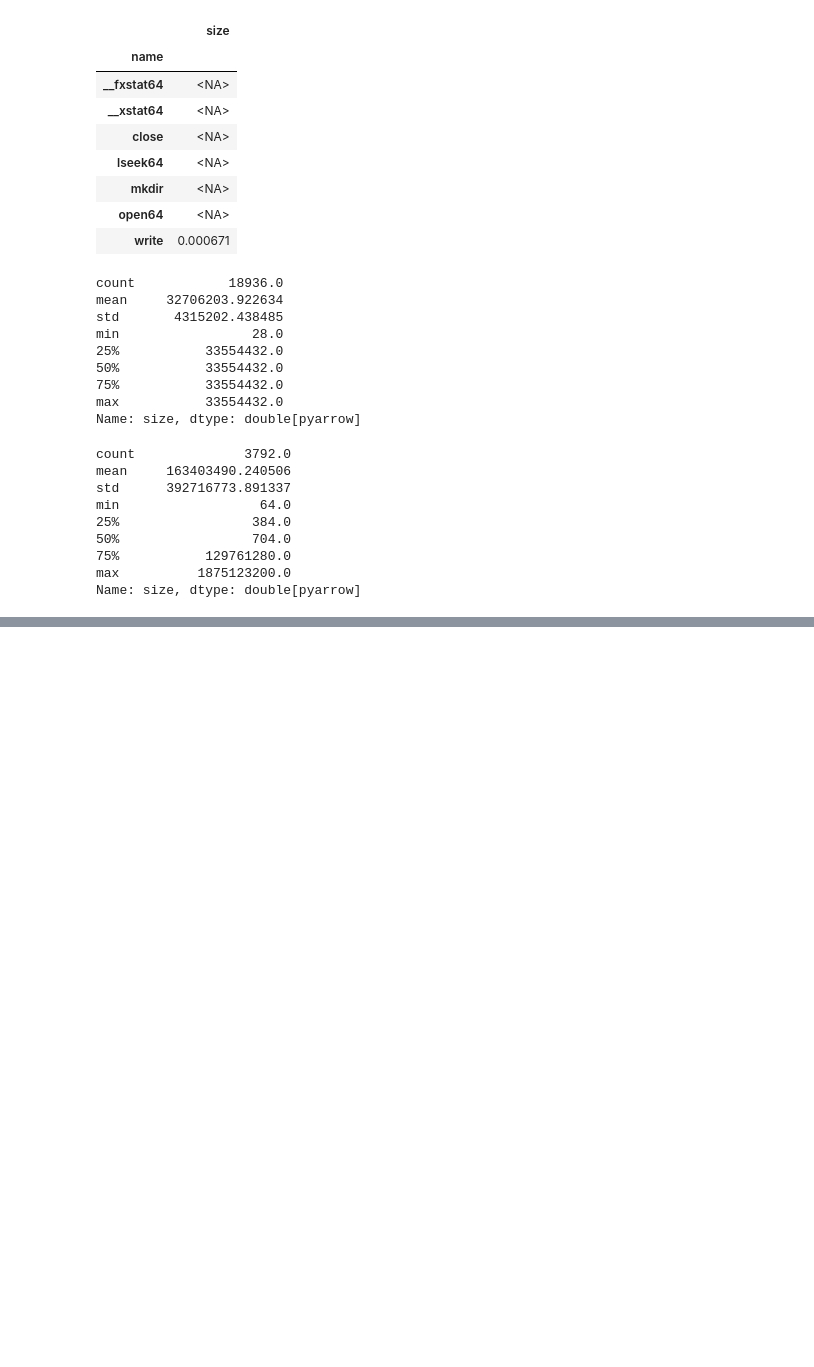
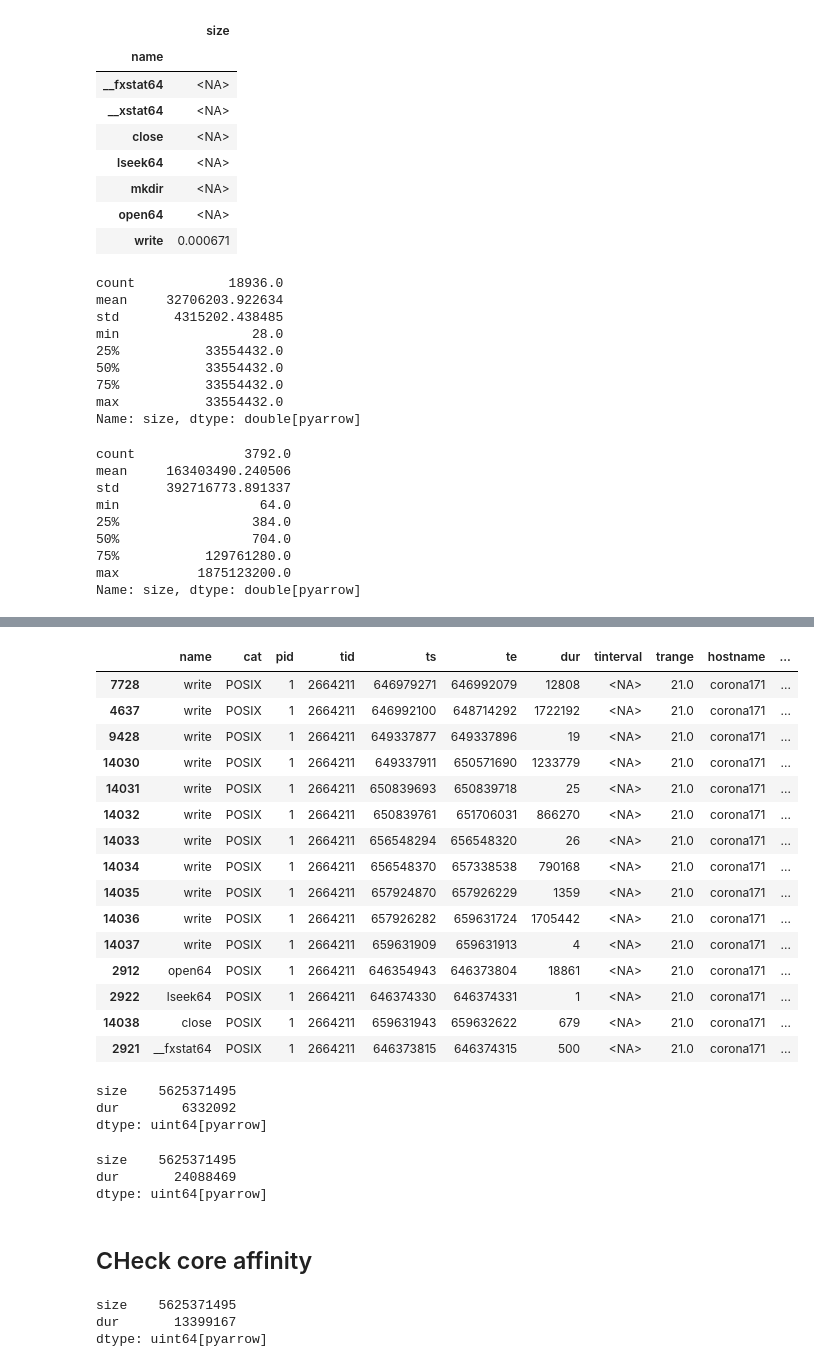
Before and after one commit to hariharan-devarajan/scr-dlio, a Jupyter notebook: examples/scr comparision.ipynb, the cells around one changed output, grey strips where cells are left out. Cells and saved outputs as stored; diff of their text form; code cells hidden in the pictures; blank space fills up the shorter version.

```diff
--- a/examples/scr comparision.ipynb
+++ b/examples/scr comparision.ipynb
@@ -695,0 +1169,39 @@ Name: size, dtype: double[pyarrow]
+# %%
+analyzer_base_pfs.query("filename == '/p/lustre2/haridev/dlio/scr/checkpoints/scr_megatron_deepspeed_medium/optimizer-1-400-1.pt'").sort_values("name", ascending=False).compute()
+# %% [output]
+|  | name | cat | pid | tid | ts | te | dur | tinterval | trange | hostname | ... |
+| 7728 | write | POSIX | 1 | 2664211 | 646979271 | 646992079 | 12808 | <NA> | 21.0 | corona171 | ... |
+| 4637 | write | POSIX | 1 | 2664211 | 646992100 | 648714292 | 1722192 | <NA> | 21.0 | corona171 | ... |
+| 9428 | write | POSIX | 1 | 2664211 | 649337877 | 649337896 | 19 | <NA> | 21.0 | corona171 | ... |
+| 14030 | write | POSIX | 1 | 2664211 | 649337911 | 650571690 | 1233779 | <NA> | 21.0 | corona171 | ... |
+| 14031 | write | POSIX | 1 | 2664211 | 650839693 | 650839718 | 25 | <NA> | 21.0 | corona171 | ... |
+| 14032 | write | POSIX | 1 | 2664211 | 650839761 | 651706031 | 866270 | <NA> | 21.0 | corona171 | ... |
+| 14033 | write | POSIX | 1 | 2664211 | 656548294 | 656548320 | 26 | <NA> | 21.0 | corona171 | ... |
+| 14034 | write | POSIX | 1 | 2664211 | 656548370 | 657338538 | 790168 | <NA> | 21.0 | corona171 | ... |
+| 14035 | write | POSIX | 1 | 2664211 | 657924870 | 657926229 | 1359 | <NA> | 21.0 | corona171 | ... |
+| 14036 | write | POSIX | 1 | 2664211 | 657926282 | 659631724 | 1705442 | <NA> | 21.0 | corona171 | ... |
+| 14037 | write | POSIX | 1 | 2664211 | 659631909 | 659631913 | 4 | <NA> | 21.0 | corona171 | ... |
+| 2912 | open64 | POSIX | 1 | 2664211 | 646354943 | 646373804 | 18861 | <NA> | 21.0 | corona171 | ... |
+| 2922 | lseek64 | POSIX | 1 | 2664211 | 646374330 | 646374331 | 1 | <NA> | 21.0 | corona171 | ... |
+| 14038 | close | POSIX | 1 | 2664211 | 659631943 | 659632622 | 679 | <NA> | 21.0 | corona171 | ... |
+| 2921 | __fxstat64 | POSIX | 1 | 2664211 | 646373815 | 646374315 | 500 | <NA> | 21.0 | corona171 | ... |
+# %%
+analyzer_base_pfs.query("filename == '/p/lustre2/haridev/dlio/scr/checkpoints/scr_megatron_deepspeed_medium/optimizer-1-400-1.pt' and name == 'write'")[["size","dur"]].sum().compute()
+# %% [output]
+size    5625371495
+dur        6332092
+dtype: uint64[pyarrow]
+# %%
+analyzer_scr_pfs_single_max_1_thread.query("filename == '/p/lustre2/haridev/dlio/scr/checkpoints/scr_megatron_deepspeed_medium/optimizer-1-400-1.pt' and name == 'write'")[["size","dur"]].sum().compute()
+# %% [output]
+size    5625371495
+dur       24088469
+dtype: uint64[pyarrow]
+# %% [markdown]
+## CHeck core affinity
+# %%
+analyzer_scr_pfs_single_max_nc.query("filename == '/p/lustre2/haridev/dlio/scr/checkpoints/scr_megatron_deepspeed_medium/optimizer-1-400-1.pt' and name == 'write'")[["size","dur"]].sum().compute()
+# %% [output]
+size    5625371495
+dur       13399167
+dtype: uint64[pyarrow]
```
Also changed, not shown: parts of 62 cells of this notebook, 3 other files.
